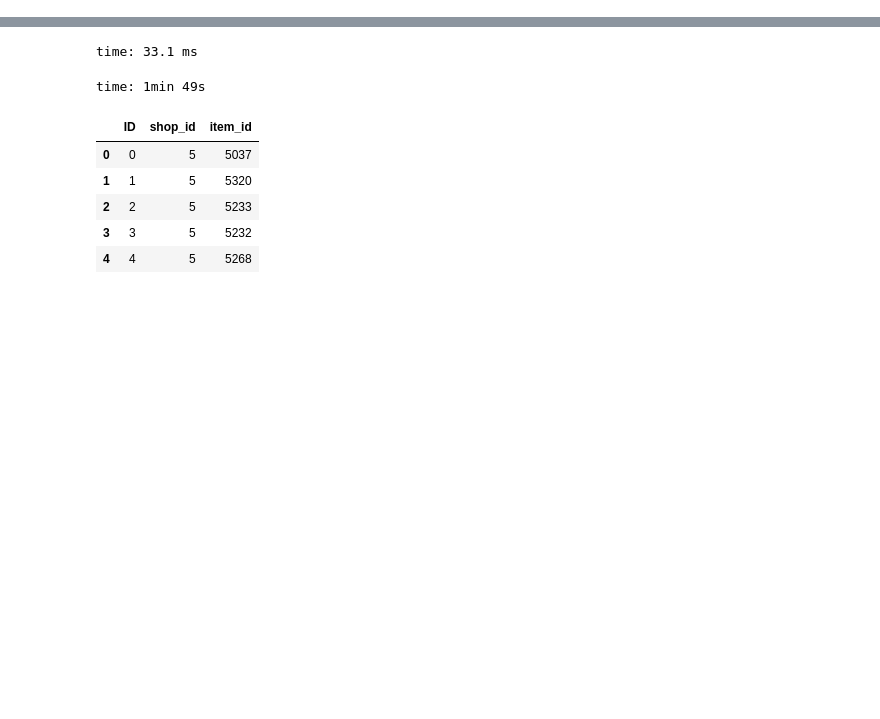
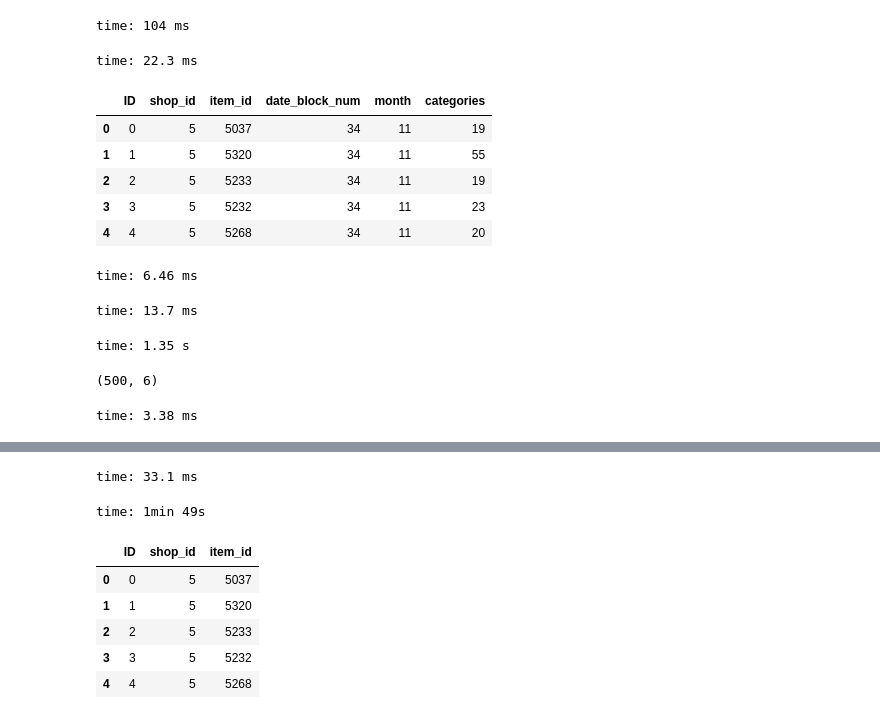
Before and after one commit to gyasis/ai-fall20, a Jupyter notebook: 4. Feature Eng/03. Numerical Enc/2. Notebooks/kagglecomp.ipynb, the cells around one changed output, grey strips where cells are left out. Drawn from its saved outputs; the diff is of its cells as text; code cells hidden in the pictures; blank space fills up the shorter version.

```diff
--- a/4. Feature Eng/03. Numerical Enc/2. Notebooks/kagglecomp.ipynb
+++ b/4. Feature Eng/03. Numerical Enc/2. Notebooks/kagglecomp.ipynb
@@ -56,0 +99,35 @@ NameError: name 'parse' is not defined
+# %%
+train = pd.read_parquet('ai-fall20/datasets/predict-future-sales/train_mod.parquet', engine='pyarrow')
+# %% [output]
+time: 104 ms
+# %%
+test = pd.read_parquet('ai-fall20/datasets/predict-future-sales/test_mod.parquet', engine='pyarrow')
+# %% [output]
+time: 22.3 ms
+# %%
+test.head()
+# %% [output]
+|  | ID | shop_id | item_id | date_block_num | month | categories |
+| 0 | 0 | 5 | 5037 | 34 | 11 | 19 |
+| 1 | 1 | 5 | 5320 | 34 | 11 | 55 |
+| 2 | 2 | 5 | 5233 | 34 | 11 | 19 |
+| 3 | 3 | 5 | 5232 | 34 | 11 | 23 |
+| 4 | 4 | 5 | 5268 | 34 | 11 | 20 |
+time: 6.46 ms
+# %%
+test = smalldf.groupby(['item_id','shop_id','date_block_num'], as_index=False).agg({'item_price':'sum', "item_cnt_day":'sum','month':'first'})
+# %% [output]
+time: 13.7 ms
+# %%
+tree = pd.read_csv('ai-fall20/datasets/predict-future-sales/items.csv')
+tree = tree.drop('item_name', axis=1)
+branch = tree.set_index('item_id').T.to_dict('records')[0]
+smalldf['categories'] = smalldf['item_id'].map(branch)
+# %% [output]
+time: 1.35 s
+# %%
+test.shape
+smalldf.shape
+# %% [output]
+(500, 6)
+time: 3.38 ms
```
Also changed, not shown: parts of 9 cells of this notebook, 10 other files.
